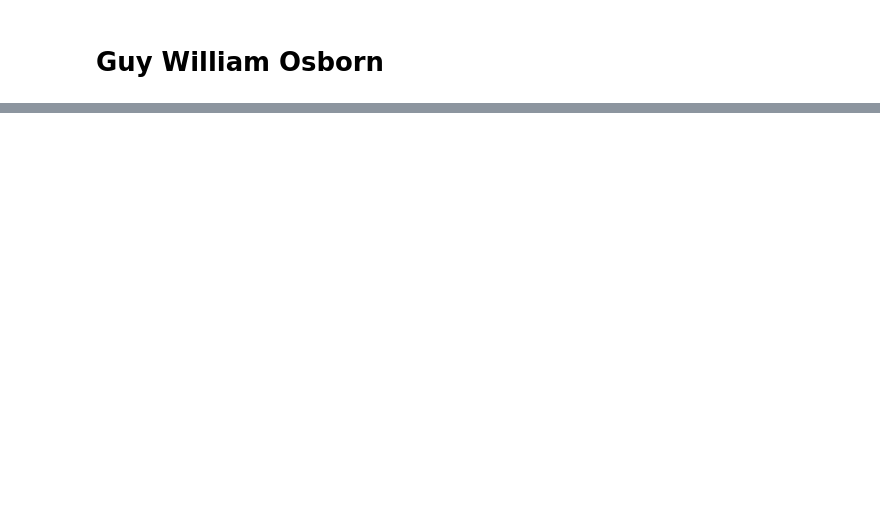
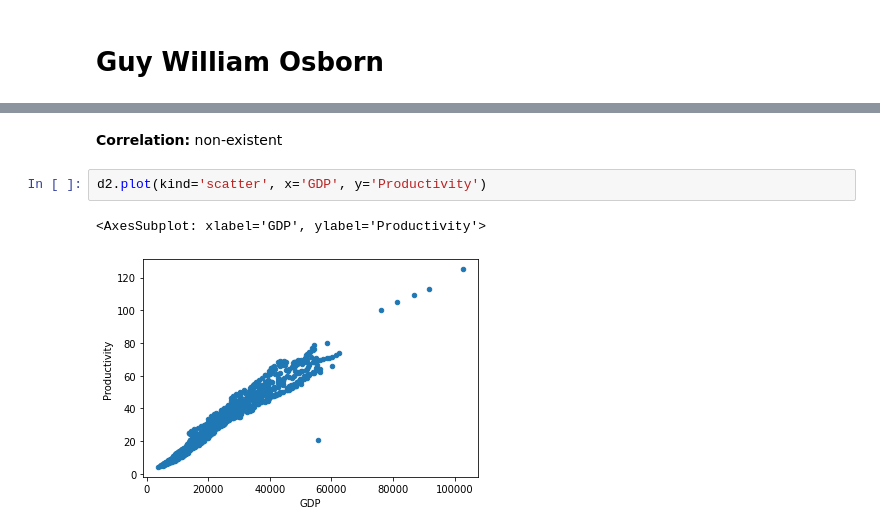
Before and after one commit to ubco-W2022T1-cosc301/project-group17, a Jupyter notebook: notebooks/analysis3.ipynb, the cells around one changed output, grey strips where cells are left out. Cells and saved outputs as stored; diff of their text form; blank space fills up the shorter version.

```diff
--- a/notebooks/analysis3.ipynb
+++ b/notebooks/analysis3.ipynb
@@ -25,0 +102,7 @@ pd.read_csv("../data/processed/cleaned_combined_data.csv")
+# %% [markdown]
+**Correlation:** non-existent
+# %%
+d2.plot(kind='scatter', x='GDP', y='Productivity')
+# %% [output]
+<AxesSubplot: xlabel='GDP', ylabel='Productivity'>
+[figure, added]
```
Also changed, not shown: parts of 35 cells of this notebook, 1 other file.
